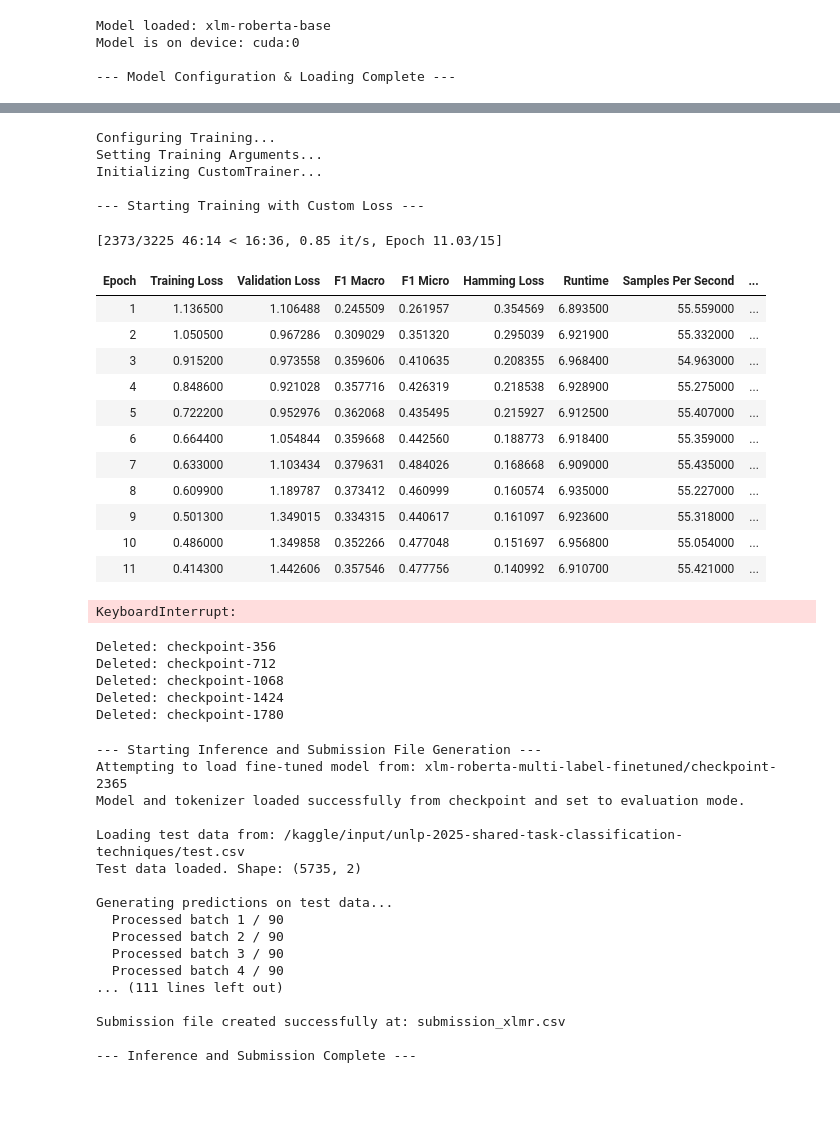
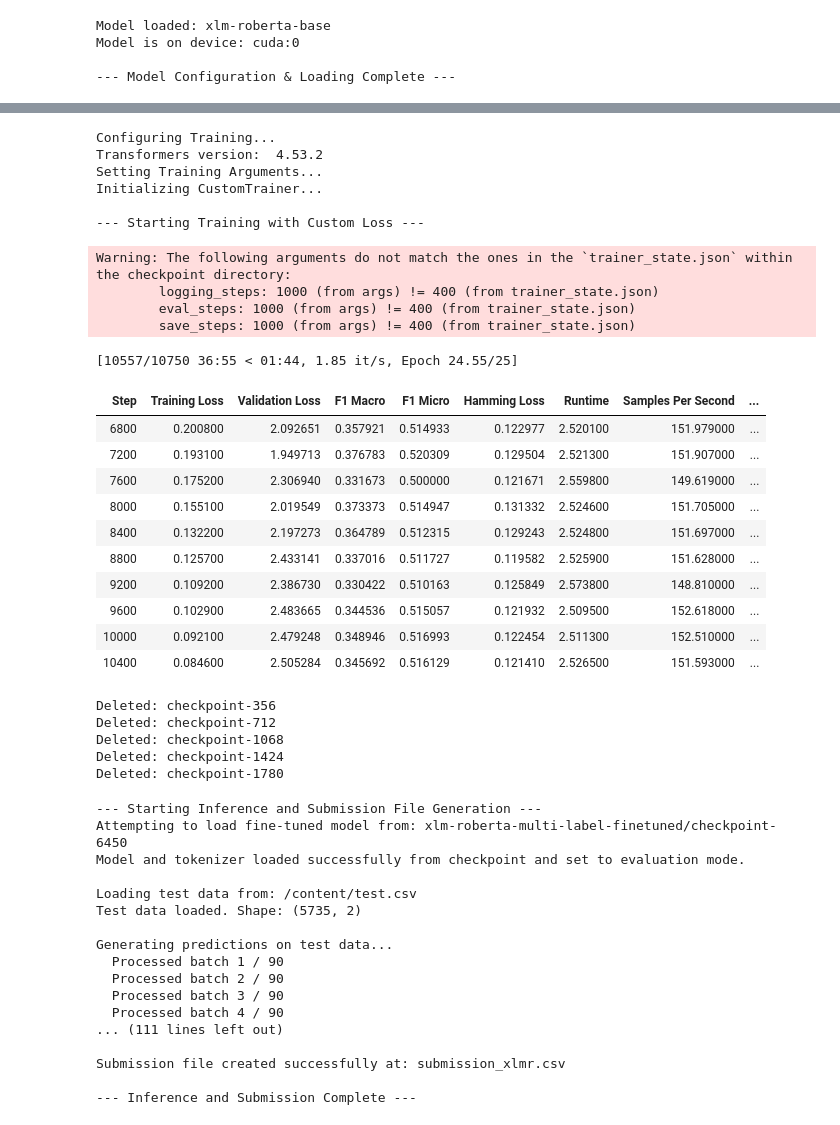
Before and after one commit to olehmell/unlp, a Jupyter notebook: notebooks/roberta-tunning.ipynb, the cells around one changed output, grey strips where cells are left out. Saved outputs shown, nothing was run; the diff lists cells and outputs as text; code cells hidden in the pictures; blank space fills up the shorter version.

```diff
--- a/notebooks/roberta-tunning.ipynb
+++ b/notebooks/roberta-tunning.ipynb
@@ -111,7 +130,7 @@ import re # Import regular expressions for cleaning
 
 print(f"Loading training data")
 try:
-    df_train_full = pd.read_csv("/kaggle/input/unlp-dataset/train.csv")
+    df_train_full = pd.read_csv("/content/train.csv")
     # df_train_s = pd.read_csv("/kaggle/input/unlp-dataset/synthetic_train_dataset.csv")
     # df_train_s['techniques'] = df_train_s['techniques'].apply(
     #     lambda x: [x] if isinstance(x, str) else x
@@ -487,8 +483,6 @@ Successfully installed evaluate-0.4.3
 # %%
 # --- Cell 4: Training Configuration & Execution (Adjusted for XLM-RoBERTa) ---
-import evaluate
 print("Configuring Training...")
-
 
 from torch.nn import BCEWithLogitsLoss # Import the loss function
 
@@ -497,10 +491,13 @@ from torch.nn import BCEWithLogitsLoss # Import the loss function
 # Imports for this cell
 import torch
 from torch.nn import BCEWithLogitsLoss
+import transformers
 from transformers import Trainer, TrainingArguments, EvalPrediction
 from sklearn.metrics import f1_score, roc_auc_score, accuracy_score, hamming_loss
 import numpy as np
 import evaluate # Use HF evaluate library
+
+print("Transformers version: ", transformers.__version__)
 
 # Check if pos_weights_tensor exists from Cell 2
 if 'pos_weights_tensor' not in globals():
@@ -579,66 +576,73 @@ class CustomTrainer(Trainer):
 
 # 2. Define Training Arguments (Adjust as needed, e.g., add save_total_limit)
 print("Setting Training Arguments...")
+
+step_interval = 1000
+
 training_args = TrainingArguments(
     output_dir=OUTPUT_DIR,
-    num_train_epochs=NUM_EPOCHS,
+    num_train_epochs=25,
     per_device_train_batch_size=TRAIN_BATCH_SIZE,
     per_device_eval_batch_size=EVAL_BATCH_SIZE,
     learning_rate=LEARNING_RATE,
     weight_decay=WEIGHT_DECAY,
     logging_dir=f'{OUTPUT_DIR}/logs',
     logging_strategy="steps",
-    logging_steps=max(10, int(len(tokenized_dataset["train"]) / (TRAIN_BATCH_SIZE * torch.cuda.device_count() if torch.cuda.is_available() else 1 ) / 10)),
-    evaluation_strategy="epoch",
-    save_strategy="epoch",
+    eval_strategy="steps",
+    logging_steps=step_interval,
+    eval_steps=step_interval,
+    save_steps=step_interval,
     load_best_model_at_end=True,
     metric_for_best_model="f1_macro", # Focus on Macro F1
     greater_is_better=True,
     save_total_limit=2, # Keep only the best and the latest checkpoint (suggestion 2)
     fp16=use_gpu, # Enable if using GPU
     report_to="none",
 )
 
 # 3. Initialize Trainer --> Use CustomTrainer <--
 print("Initializing CustomTrainer...")
 trainer = CustomTrainer( # <-- Use the custom class
     model=model,
     args=training_args,
     train_dataset=tokenized_dataset["train"],
     eval_dataset=tokenized_dataset["validation"],
     tokenizer=tokenizer,
     compute_metrics=compute_metrics, # Your existing function
 )
 
 # 4. Start Training
 print("\n--- Starting Training with Custom Loss ---")
 torch.cuda.empty_cache()
-train_result = trainer.train()
+train_result = trainer.train(resume_from_checkpoint="/content/xlm-roberta-multi-label-finetuned/checkpoint-6450")
 
 # 5. Save Training Metrics & Final Model (Keep as is)
 # ... (Keep saving logic) ...
 
 print("\n--- Training Complete ---")
 # %% [output]
 Configuring Training...
+Transformers version:  4.53.2
 Setting Training Arguments...
 Initializing CustomTrainer...
 
 --- Starting Training with Custom Loss ---
-[2373/3225 46:14 < 16:36, 0.85 it/s, Epoch 11.03/15]
+Warning: The following arguments do not match the ones in the `trainer_state.json` within the checkpoint directory:
+        logging_steps: 1000 (from args) != 400 (from trainer_state.json)
+        eval_steps: 1000 (from args) != 400 (from trainer_state.json)
+        save_steps: 1000 (from args) != 400 (from trainer_state.json)
+[10557/10750 36:55 < 01:44, 1.85 it/s, Epoch 24.55/25]
-| Epoch | Training Loss | Validation Loss | F1 Macro | F1 Micro | Hamming Loss | Runtime | Samples Per Second | ... |
-| 1 | 1.136500 | 1.106488 | 0.245509 | 0.261957 | 0.354569 | 6.893500 | 55.559000 | ... |
-| 2 | 1.050500 | 0.967286 | 0.309029 | 0.351320 | 0.295039 | 6.921900 | 55.332000 | ... |
-| 3 | 0.915200 | 0.973558 | 0.359606 | 0.410635 | 0.208355 | 6.968400 | 54.963000 | ... |
-| 4 | 0.848600 | 0.921028 | 0.357716 | 0.426319 | 0.218538 | 6.928900 | 55.275000 | ... |
-| 5 | 0.722200 | 0.952976 | 0.362068 | 0.435495 | 0.215927 | 6.912500 | 55.407000 | ... |
-| 6 | 0.664400 | 1.054844 | 0.359668 | 0.442560 | 0.188773 | 6.918400 | 55.359000 | ... |
-| 7 | 0.633000 | 1.103434 | 0.379631 | 0.484026 | 0.168668 | 6.909000 | 55.435000 | ... |
-| 8 | 0.609900 | 1.189787 | 0.373412 | 0.460999 | 0.160574 | 6.935000 | 55.227000 | ... |
-| 9 | 0.501300 | 1.349015 | 0.334315 | 0.440617 | 0.161097 | 6.923600 | 55.318000 | ... |
-| 10 | 0.486000 | 1.349858 | 0.352266 | 0.477048 | 0.151697 | 6.956800 | 55.054000 | ... |
-| 11 | 0.414300 | 1.442606 | 0.357546 | 0.477756 | 0.140992 | 6.910700 | 55.421000 | ... |
+| Step | Training Loss | Validation Loss | F1 Macro | F1 Micro | Hamming Loss | Runtime | Samples Per Second | ... |
+| 6800 | 0.200800 | 2.092651 | 0.357921 | 0.514933 | 0.122977 | 2.520100 | 151.979000 | ... |
+| 7200 | 0.193100 | 1.949713 | 0.376783 | 0.520309 | 0.129504 | 2.521300 | 151.907000 | ... |
+| 7600 | 0.175200 | 2.306940 | 0.331673 | 0.500000 | 0.121671 | 2.559800 | 149.619000 | ... |
+| 8000 | 0.155100 | 2.019549 | 0.373373 | 0.514947 | 0.131332 | 2.524600 | 151.705000 | ... |
+| 8400 | 0.132200 | 2.197273 | 0.364789 | 0.512315 | 0.129243 | 2.524800 | 151.697000 | ... |
+| 8800 | 0.125700 | 2.433141 | 0.337016 | 0.511727 | 0.119582 | 2.525900 | 151.628000 | ... |
+| 9200 | 0.109200 | 2.386730 | 0.330422 | 0.510163 | 0.125849 | 2.573800 | 148.810000 | ... |
+| 9600 | 0.102900 | 2.483665 | 0.344536 | 0.515057 | 0.121932 | 2.509500 | 152.618000 | ... |
+| 10000 | 0.092100 | 2.479248 | 0.348946 | 0.516993 | 0.122454 | 2.511300 | 152.510000 | ... |
+| 10400 | 0.084600 | 2.505284 | 0.345692 | 0.516129 | 0.121410 | 2.526500 | 151.593000 | ... |
-KeyboardInterrupt:
 # %%
 # import shutil
 
@@ -665,6 +669,8 @@ Deleted: checkpoint-1780
 # --- Cell 5: Inference & Submission (Adjusted for Loading from Checkpoint) ---
 import math
 from transformers import AutoConfig # Make sure AutoConfig is imported
+
+TEST_CSV = "/content/test.csv"
 
 print("--- Starting Inference and Submission File Generation ---")
 
@@ -672,7 +678,7 @@ print("--- Starting Inference and Submission File Generation ---")
 # Replace 'checkpoint-XXXX' with the actual directory name identified as the best
 # Based on your image and logs (Epoch 5 best), let's assume it might be checkpoint-2365
 # VERIFY THIS from your full logs or trainer_state.json if possible!
-best_checkpoint_path = os.path.join(OUTPUT_DIR, "checkpoint-2365") # Or "checkpoint-1505", etc.
+best_checkpoint_path = os.path.join(OUTPUT_DIR, "checkpoint-6450") # Or "checkpoint-1505", etc.
 print(f"Attempting to load fine-tuned model from: {best_checkpoint_path}")
 #------------------------------------------------------------
 
@@ -775,10 +781,10 @@ except Exception as e:
 print("\n--- Inference and Submission Complete ---")
 # %% [output]
 --- Starting Inference and Submission File Generation ---
-Attempting to load fine-tuned model from: xlm-roberta-multi-label-finetuned/checkpoint-2365
+Attempting to load fine-tuned model from: xlm-roberta-multi-label-finetuned/checkpoint-6450
 Model and tokenizer loaded successfully from checkpoint and set to evaluation mode.
 
-Loading test data from: /kaggle/input/unlp-2025-shared-task-classification-techniques/test.csv
+Loading test data from: /content/test.csv
 Test data loaded. Shape: (5735, 2)
 
 Generating predictions on test data...
```
Also changed, not shown: parts of 8 cells of this notebook.
